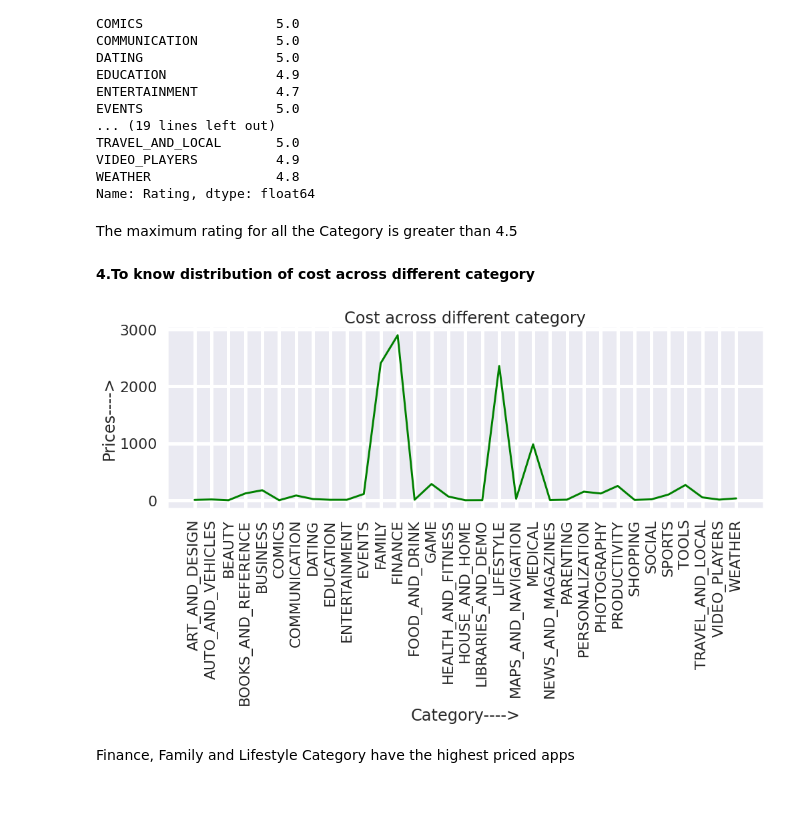
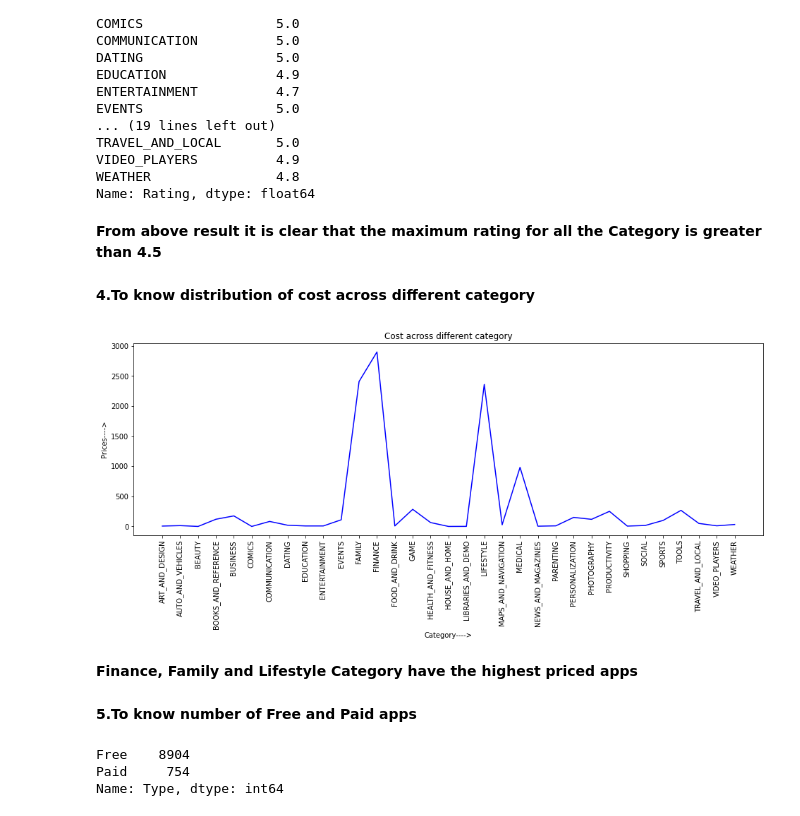
Before and after one commit to chandralakagwad/Playstore-App-Review-Analysis, a Jupyter notebook: Final_Play_Store_App_Analysis.ipynb, the cells around one changed output. Saved outputs shown, nothing was run; the diff lists cells and outputs as text; code cells hidden in the pictures.

```diff
--- a/Final_Play_Store_App_Analysis.ipynb
+++ b/Final_Play_Store_App_Analysis.ipynb
@@ -399,27 +399,36 @@ VIDEO_PLAYERS          4.9
 WEATHER                4.8
 Name: Rating, dtype: float64
 # %% [markdown]
-The maximum rating for all the Category is greater than 4.5
+**From above result it is clear that the maximum rating for all the Category is greater than 4.5**
 # %% [markdown]
  **4.To know distribution of cost across different category**
 # %%
-sns.set_style('darkgrid')
-sns.set_context("poster", font_scale = 1, rc={"grid.linewidth": 5})
-plt.rcParams['font.size'] = 14
-plt.rcParams['figure.figsize'] = (9, 5)
-plt.rcParams['figure.facecolor'] = '#00000000'
+# sns.set_style('darkgrid')
+# sns.set_context("poster", font_scale = 1, rc={"grid.linewidth": 5})
+# plt.rcParams['font.size'] = 14
+# plt.rcParams['figure.figsize'] = (9, 5)
+# plt.rcParams['figure.facecolor'] = '#00000000'
 # %%
 grp = play_store_df.groupby('Category')
 x = grp['Price'].agg(np.sum)
 # %%
 plt.figure(figsize=(16,5))
-plt.plot(x,'r', color='g')
+plt.plot(x,'r', color='b')
 plt.xticks(rotation=90)
 plt.title('Cost across different category')
 plt.xlabel('Category---->')
 plt.ylabel('Prices---->')
 plt.show()
 # %% [output]
-[figure, old version]
+[figure, new version]
 # %% [markdown]
-Finance, Family and Lifestyle Category have the highest priced apps
+**Finance, Family and Lifestyle Category have the highest priced apps**
+# %% [markdown]
+**5.To know number of Free and Paid apps**
+# %%
+x = play_store_df['Type'].value_counts()
+print(x)
+# %% [output]
+Free    8904
+Paid     754
+Name: Type, dtype: int64
```
Also changed, not shown: parts of 17 cells of this notebook.
